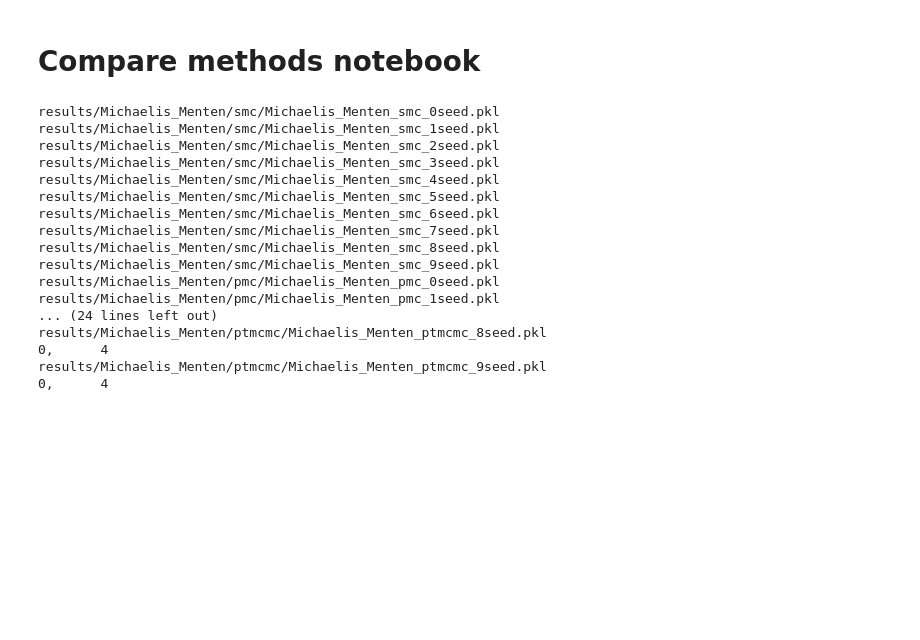
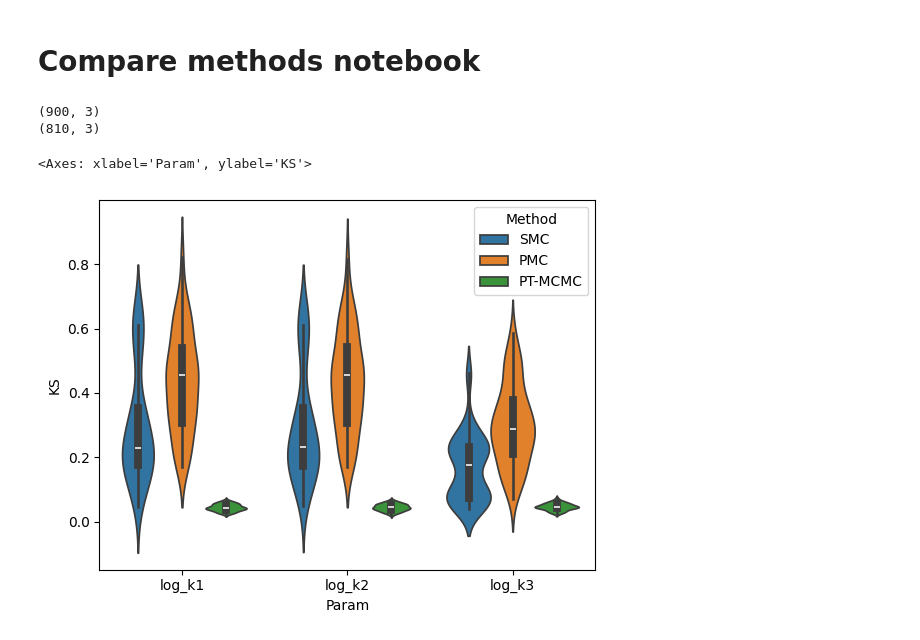
Before and after one commit to LarkinIt/BayesianBenchmark, a Jupyter notebook: compare_methods.ipynb, the cells around one changed output. Drawn from its saved outputs; the diff is of its cells as text; code cells hidden in the pictures; blank space fills up the shorter version.

```diff
--- a/compare_methods.ipynb
+++ b/compare_methods.ipynb
@@ -56,29 +139,36 @@ for method, group_obj in zip(methods, grouped_results):
 	result_dir = f"results/{prob_name}/{method}/"
 	fnames = glob.glob(result_dir + "*.pkl")
 	for fname in fnames:
-		print(fname)
+		#print(fname)
 		with open(fname, "rb") as f:
 			results = pickle.load(f)
 		result_obj = Result(results)
 		group_obj.add_result(result_obj)
-# %% [output]
-results/Michaelis_Menten/smc/Michaelis_Menten_smc_0seed.pkl
-results/Michaelis_Menten/smc/Michaelis_Menten_smc_1seed.pkl
-results/Michaelis_Menten/smc/Michaelis_Menten_smc_2seed.pkl
-results/Michaelis_Menten/smc/Michaelis_Menten_smc_3seed.pkl
-results/Michaelis_Menten/smc/Michaelis_Menten_smc_4seed.pkl
-results/Michaelis_Menten/smc/Michaelis_Menten_smc_5seed.pkl
-results/Michaelis_Menten/smc/Michaelis_Menten_smc_6seed.pkl
-results/Michaelis_Menten/smc/Michaelis_Menten_smc_7seed.pkl
-results/Michaelis_Menten/smc/Michaelis_Menten_smc_8seed.pkl
-results/Michaelis_Menten/smc/Michaelis_Menten_smc_9seed.pkl
-results/Michaelis_Menten/pmc/Michaelis_Menten_pmc_0seed.pkl
-results/Michaelis_Menten/pmc/Michaelis_Menten_pmc_1seed.pkl
-... (24 lines left out)
-results/Michaelis_Menten/ptmcmc/Michaelis_Menten_ptmcmc_8seed.pkl
-0,      4
-results/Michaelis_Menten/ptmcmc/Michaelis_Menten_ptmcmc_9seed.pkl
-0,      4
+# %%
+fit_par_names = mod_prob.problem.x_names
+all_ks_stats=[]
+
+ks_df = pd.DataFrame(columns=["Param", "Method", "KS"])
+for i, name in enumerate(fit_par_names):
+	# assumes all runs have the same model parameters
+	for runs in grouped_results:
+		ks_stats , pvals = runs.calc_pairwise_matrix(par_index=i)
+		all_ks_stats.append(ks_stats[np.triu_indices(ks_stats.shape[0], k = 1)])
+		for run_ks in ks_stats:
+			for ks_stat in run_ks:
+				new_row = {"Param":name, "Method":runs.abbr, "KS":ks_stat}
+				ks_df.loc[len(ks_df)] = new_row
+
+print(ks_df.shape)
+ks_df = ks_df.drop(ks_df[ks_df["KS"] == 0].index)
+print(ks_df.shape)
+
+sns.violinplot(data=ks_df, x="Param", y="KS", hue="Method")
+# %% [output]
+(900, 3)
+(810, 3)
+<Axes: xlabel='Param', ylabel='KS'>
+[figure, added]
 # %%
 plt.figure(dpi=300)
 calls = np.array([x.get_fun_calls() for x in grouped_results])
```
Also changed, not shown: parts of 13 cells of this notebook.
